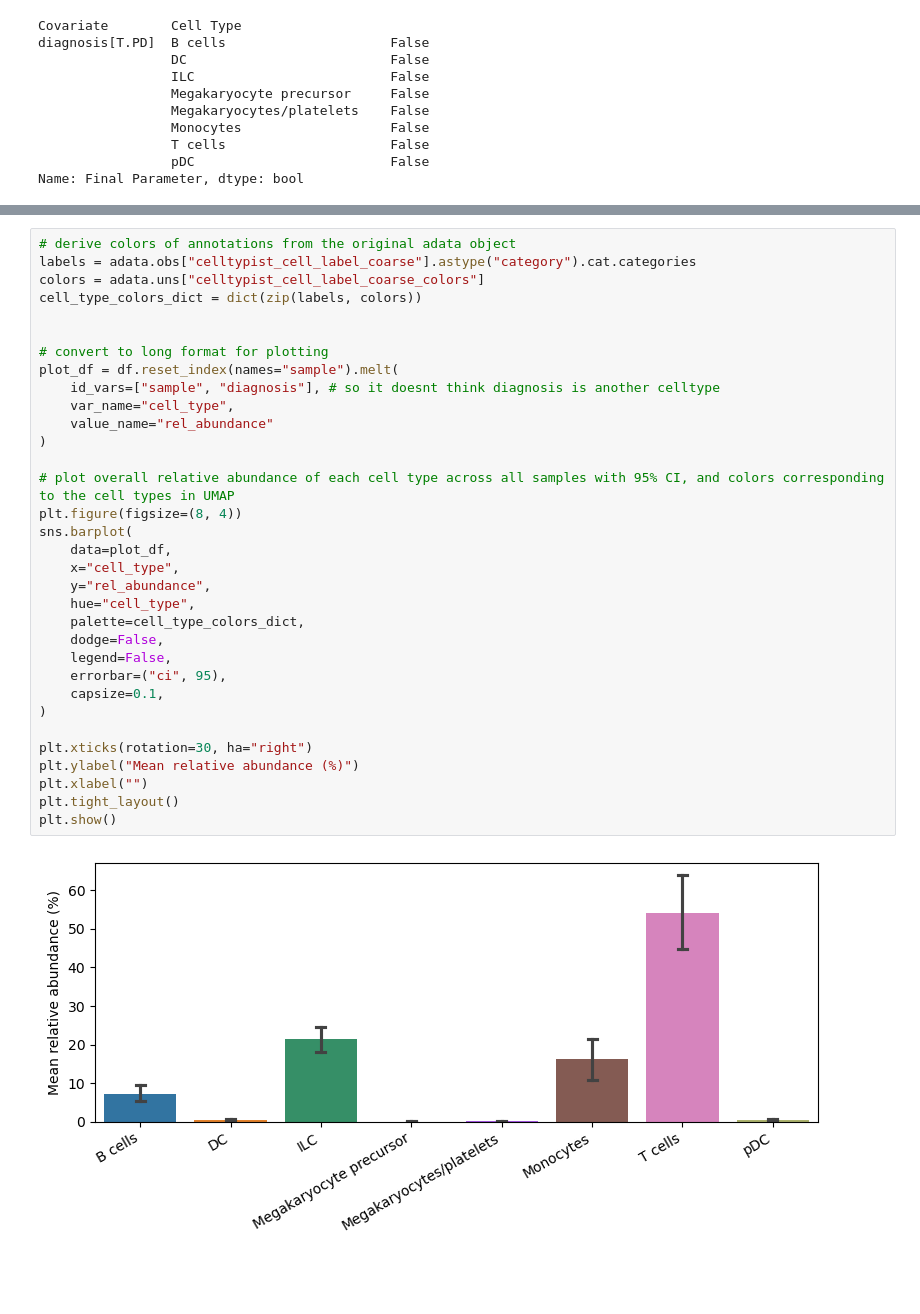
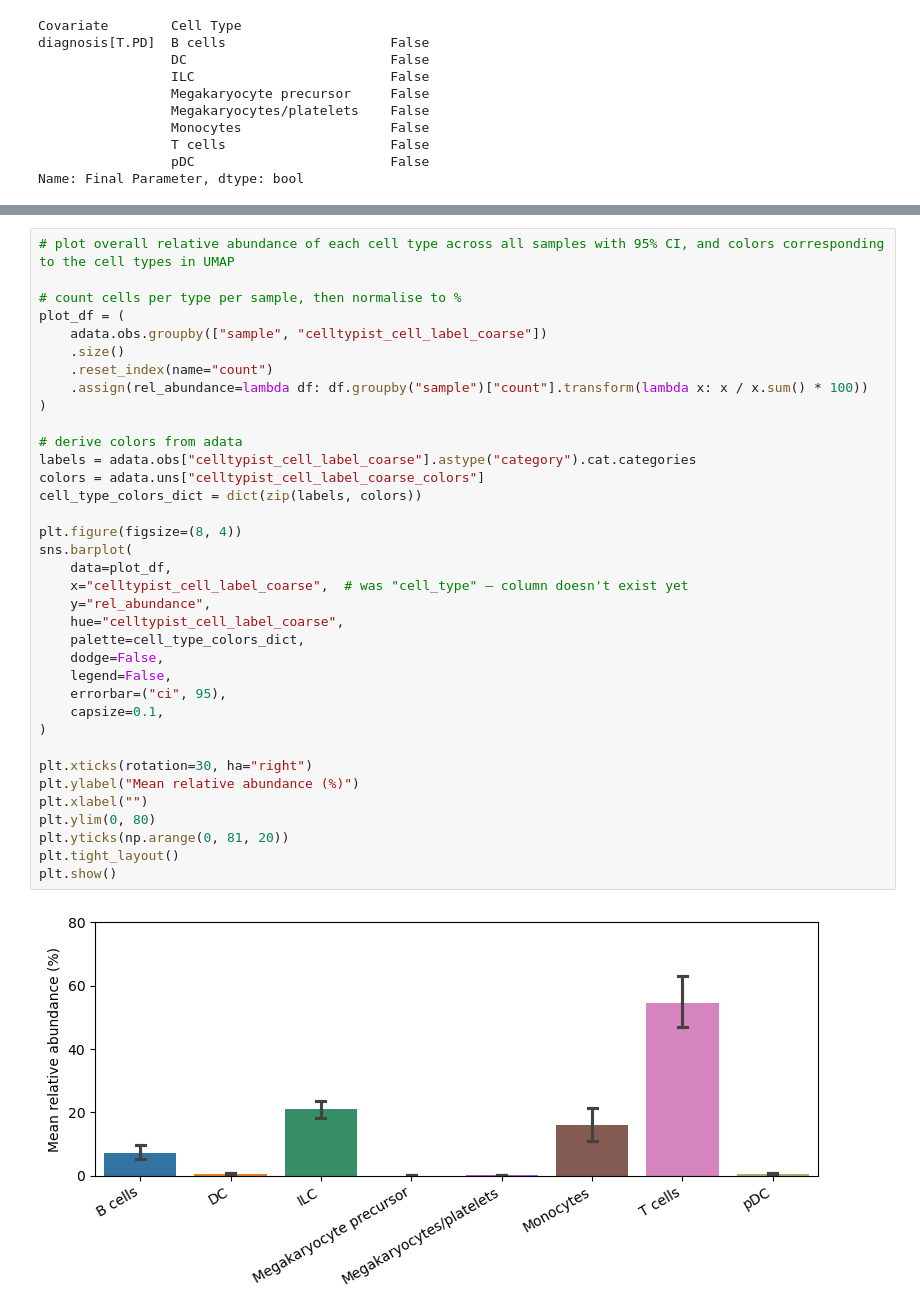
Before and after one commit to zeinabbh/M10, a Jupyter notebook: dataset1_composition.ipynb, the cells around one changed output, grey strips where cells are left out. Cells and saved outputs as stored; diff of their text form; blank space fills up the shorter version.

```diff
--- a/dataset1_composition.ipynb
+++ b/dataset1_composition.ipynb
@@ -205,38 +202,41 @@ plt.show()
-# %%
-# derive colors of annotations from the original adata object
-labels = adata.obs["celltypist_cell_label_coarse"].astype("category").cat.categories
-colors = adata.uns["celltypist_cell_label_coarse_colors"]
-cell_type_colors_dict = dict(zip(labels, colors))
-
-
-# convert to long format for plotting
-plot_df = df.reset_index(names="sample").melt(
-    id_vars=["sample", "diagnosis"], # so it doesnt think diagnosis is another celltype
-    var_name="cell_type",
-    value_name="rel_abundance"
-)
-
-# plot overall relative abundance of each cell type across all samples with 95% CI, and colors corresponding to the cell types in UMAP
-plt.figure(figsize=(8, 4))
-sns.barplot(
-    data=plot_df,
-    x="cell_type",
-    y="rel_abundance",
-    hue="cell_type",
-    palette=cell_type_colors_dict,
-    dodge=False,
-    legend=False,
-    errorbar=("ci", 95),
-    capsize=0.1,
-)
-
-plt.xticks(rotation=30, ha="right")
-plt.ylabel("Mean relative abundance (%)")
-plt.xlabel("")
-plt.tight_layout()
-plt.show()
-# %% [output]
-[figure, removed]
+# %%
+# plot overall relative abundance of each cell type across all samples with 95% CI, and colors corresponding to the cell types in UMAP
+
+# count cells per type per sample, then normalise to %
+plot_df = (
+    adata.obs.groupby(["sample", "celltypist_cell_label_coarse"])
+    .size()
+    .reset_index(name="count")
+    .assign(rel_abundance=lambda df: df.groupby("sample")["count"].transform(lambda x: x / x.sum() * 100))
+)
+
+# derive colors from adata
+labels = adata.obs["celltypist_cell_label_coarse"].astype("category").cat.categories
+colors = adata.uns["celltypist_cell_label_coarse_colors"]
+cell_type_colors_dict = dict(zip(labels, colors))
+
+plt.figure(figsize=(8, 4))
+sns.barplot(
+    data=plot_df,
+    x="celltypist_cell_label_coarse",  # was "cell_type" — column doesn't exist yet
+    y="rel_abundance",
+    hue="celltypist_cell_label_coarse",
+    palette=cell_type_colors_dict,
+    dodge=False,
+    legend=False,
+    errorbar=("ci", 95),
+    capsize=0.1,
+)
+
+plt.xticks(rotation=30, ha="right")
+plt.ylabel("Mean relative abundance (%)")
+plt.xlabel("")
+plt.ylim(0, 80)
+plt.yticks(np.arange(0, 81, 20))
+plt.tight_layout()
+plt.show()
+# %% [output]
+[figure, added]
 # %%
 df
 # %% [output]
```
Also changed, not shown: parts of 19 cells of this notebook, 3 other files.
